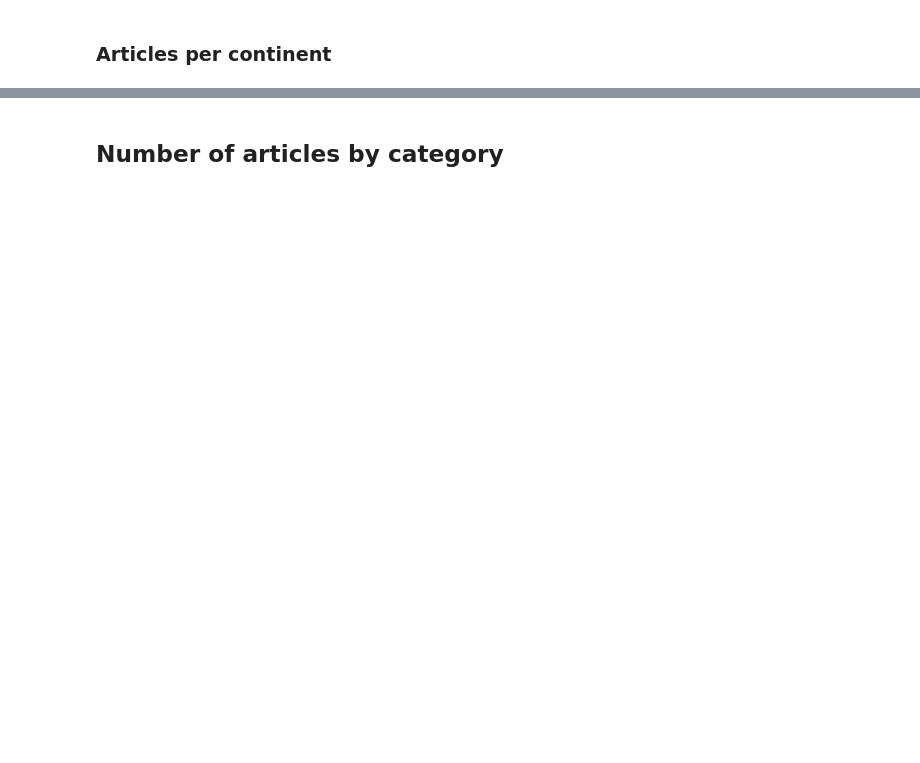
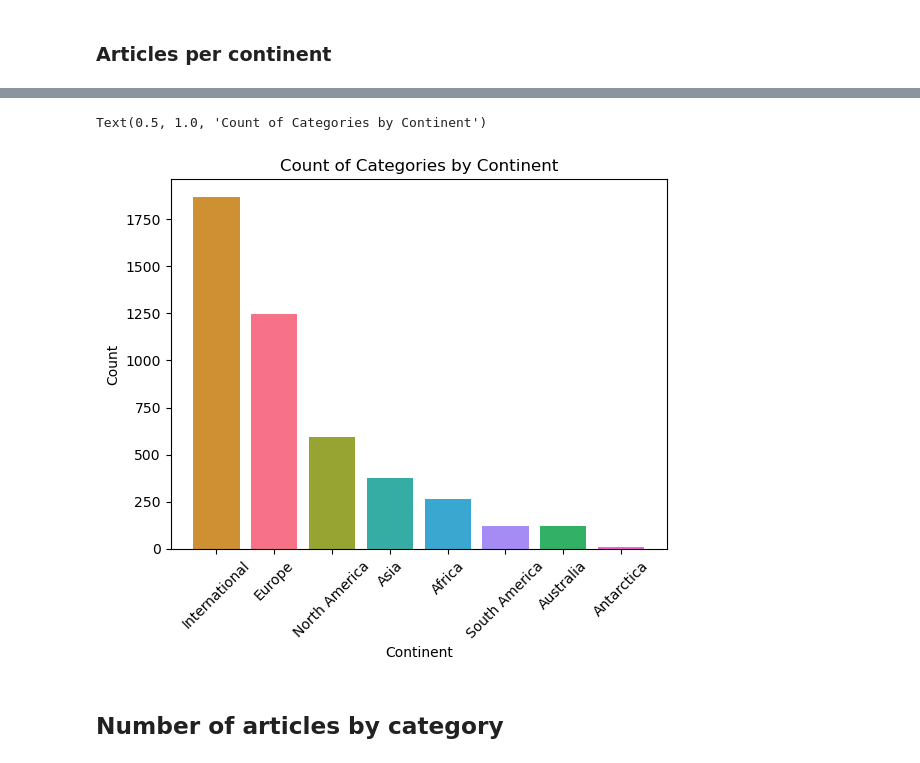
Before and after one commit to epfl-ada/ada-2023-project-tddt-thedatadreamteam, a Jupyter notebook: initial_analysis.ipynb, the cells around one changed output, grey strips where cells are left out. Drawn from its saved outputs; the diff is of its cells as text; code cells hidden in the pictures; blank space fills up the shorter version.

Commit message:
Clean up, Plotly colors

```diff
--- a/initial_analysis.ipynb
+++ b/initial_analysis.ipynb
@@ -9,6 +15,4 @@ import plotly.graph_objects as go
 # %%
-df_continents = pd.read_csv(
-    os.path.join("Data", "continents.csv"), index_col=0
-)
+df_continents = pd.read_csv(os.path.join("Data", "continents.csv"))
 
 display(df_continents)
@@ -18,6 +36,10 @@ display(df_continents)
 continents = df_continents['continent'].unique()
 random_colors = sns.color_palette('husl', n_colors=len(continents))
 continents_colors = {}
+continents_colors_int = {}
 for i in range(len(continents)):
     continents_colors[continents[i]] = random_colors[i]
+    continents_colors_int[continents[i]] = tuple(map(lambda x: int(255 * x), random_colors[i]))
+    continents_colors_int[continents[i]] = "#{0:02x}{1:02x}{2:02x}".format(*continents_colors_int[continents[i]])
 print(continents_colors)
+print(continents_colors_int)
@@ -30,2 +66,25 @@ continents_grouped
+# %%
+num_categories = len(continents_grouped.keys())
+ax = plt.bar(continents_grouped.keys(), continents_grouped.values, color=[continents_colors[continent] for continent in continents_grouped.keys()])
+plt.xticks(rotation=45)
+
+fig = px.bar(
+    x=list(continents_grouped.keys()),
+    y=list(continents_grouped.values),
+    labels={"x": "Continent", "y": "Count"},
+    title="Count of Categories by Continent",
+    color=list(continents_grouped.keys()),
+)
+
+# fig.update_layout(xaxis=dict(tickangle=-45))
+fig.update_layout(showlegend=False)
+
+file_path = os.path.join(plots_path, "count_of_categories_by_continent.html")
+fig.write_html(file_path)
+
+fig.show()
+# %% [output]
+Text(0.5, 1.0, 'Count of Categories by Continent')
+[figure, added]
 # %%
 plots_path = "plots"
```
Also changed, not shown: parts of 64 cells of this notebook, 8 other files.
